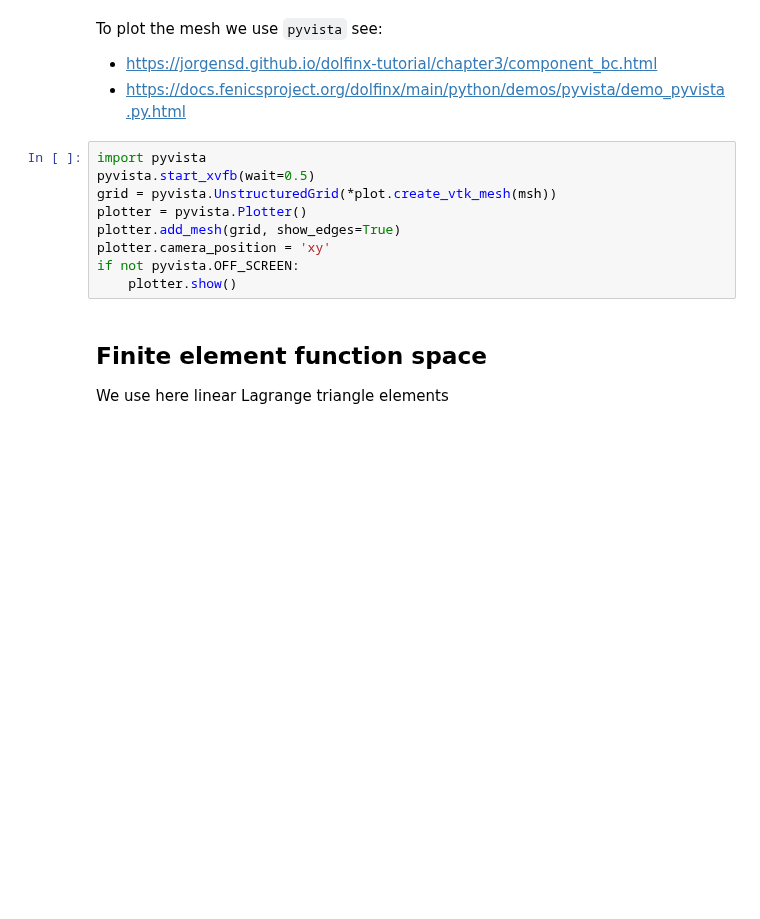
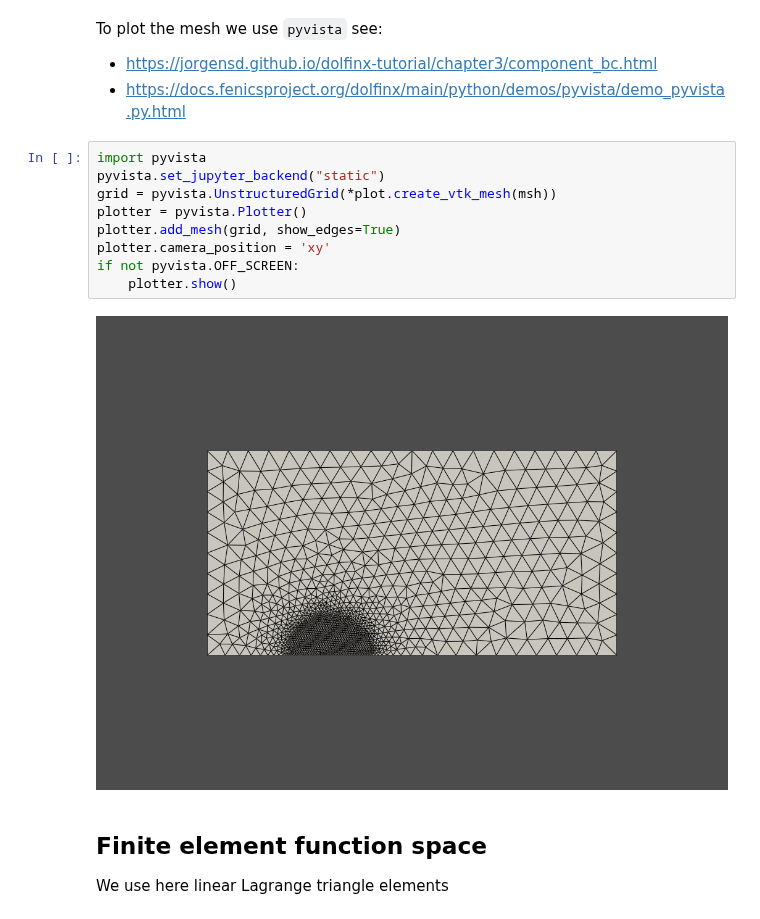
Before and after one commit to newfrac/fenicsx-fracture, a Jupyter notebook: notebooks/linear-elasticity/01-LinearElasticity.ipynb, the cells around one changed output. Drawn from its saved outputs; the diff is of its cells as text; blank space fills up the shorter version.

```diff
--- a/notebooks/linear-elasticity/01-LinearElasticity.ipynb
+++ b/notebooks/linear-elasticity/01-LinearElasticity.ipynb
@@ -69,13 +69,15 @@ To plot the mesh we use `pyvista` see:
 - https://docs.fenicsproject.org/dolfinx/main/python/demos/pyvista/demo_pyvista.py.html
 # %%
 import pyvista
-pyvista.start_xvfb(wait=0.5)
+pyvista.set_jupyter_backend("static")
 grid = pyvista.UnstructuredGrid(*plot.create_vtk_mesh(msh))
 plotter = pyvista.Plotter()
 plotter.add_mesh(grid, show_edges=True)
 plotter.camera_position = 'xy'
 if not pyvista.OFF_SCREEN:
     plotter.show()
+# %% [output]
+[figure, added]
 # %% [markdown]
 ## Finite element function space
 
```
Also changed, not shown: parts of 6 cells of this notebook, 1 other file.
